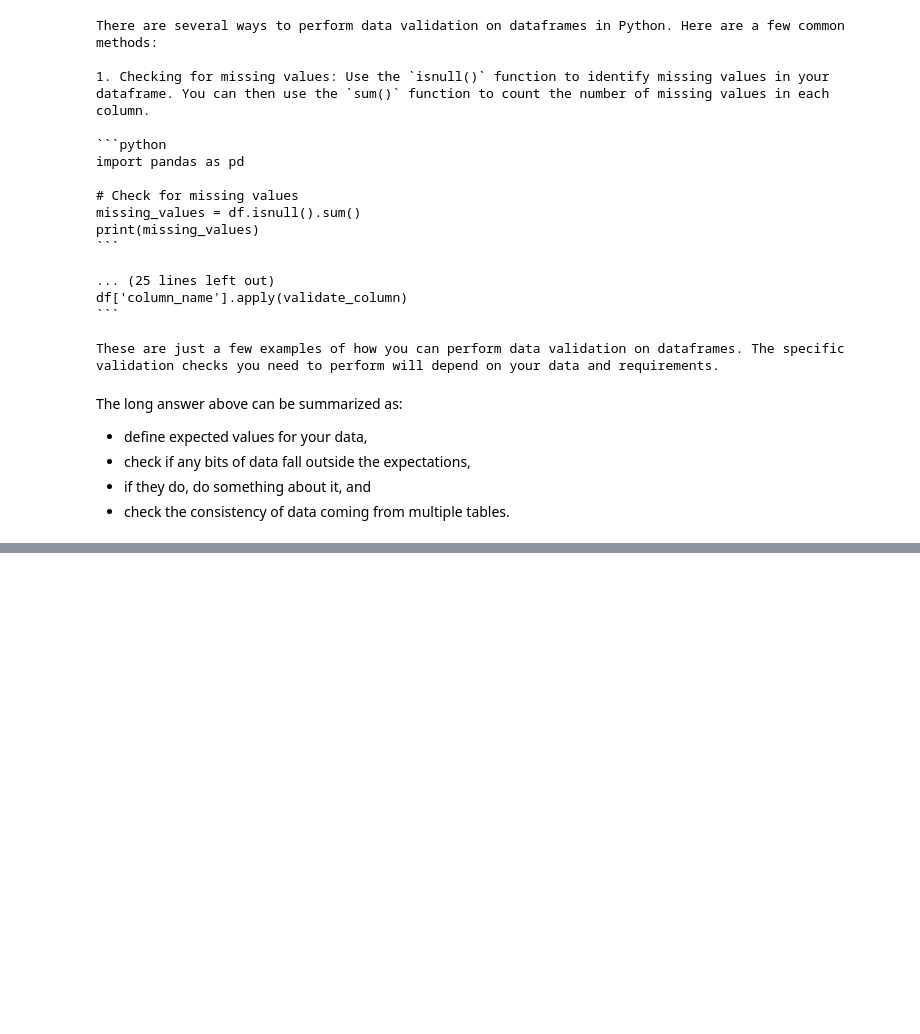
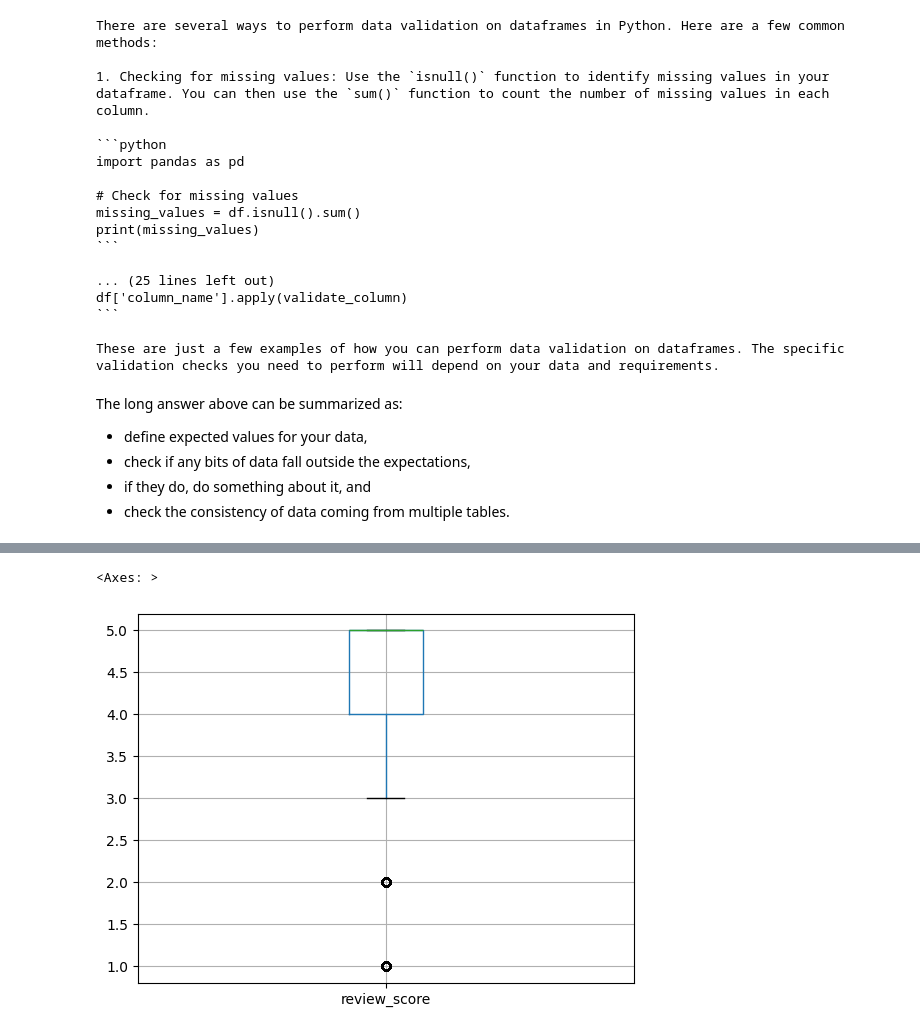
Before and after one commit to toxicafunk/llmdataquality, a Jupyter notebook: Data Quality.ipynb, the cells around one changed output, grey strips where cells are left out. Saved outputs shown, nothing was run; the diff lists cells and outputs as text; code cells hidden in the pictures; blank space fills up the shorter version.

```diff
--- a/Data Quality.ipynb
+++ b/Data Quality.ipynb
@@ -806,0 +887,6 @@ The long answer above can be summarized as:
+# %%
+
+df_order_reviews.boxplot('review_score')
+# %% [output]
+<Axes: >
+[figure, added]
```
Also changed, not shown: parts of 16 cells of this notebook.
